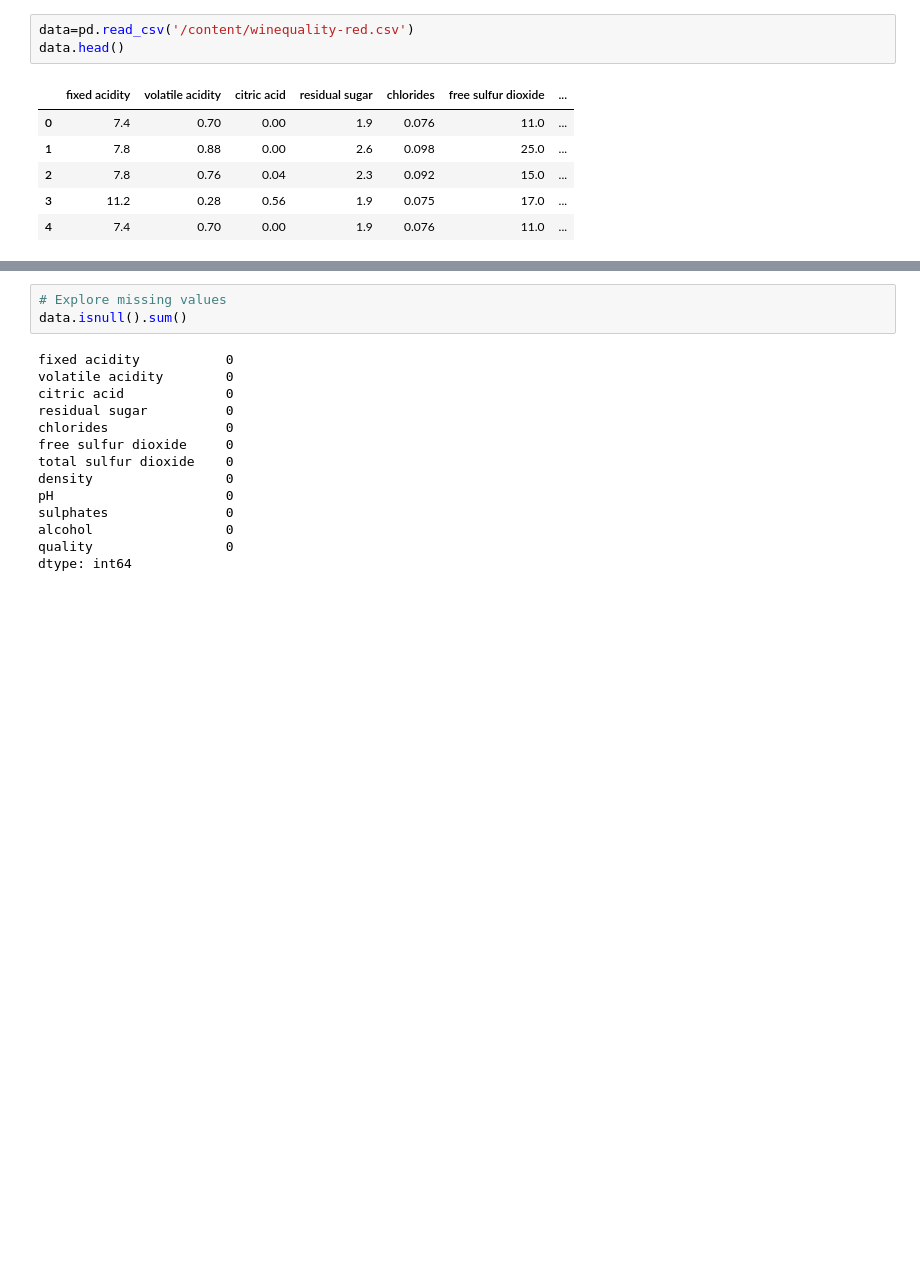
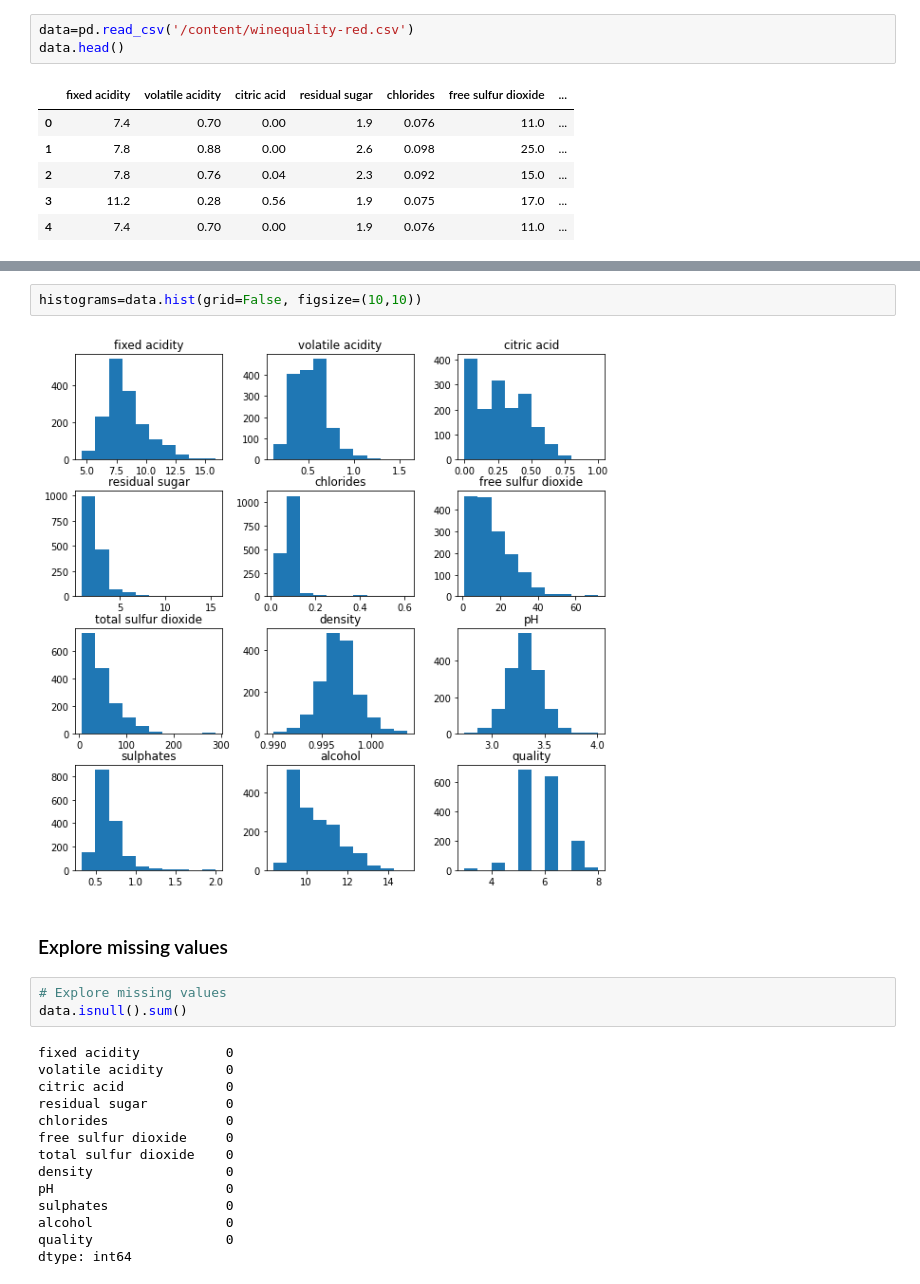
Before and after one commit to HuyenNguyenHelen/INFO-5505---Machine-learning, a Jupyter notebook: HuyenNguyen_Assignment_2.ipynb, the cells around one changed output, grey strips where cells are left out. Drawn from its saved outputs; the diff is of its cells as text; blank space fills up the shorter version.

```diff
--- a/HuyenNguyen_Assignment_2.ipynb
+++ b/HuyenNguyen_Assignment_2.ipynb
@@ -24,3 +45,9 @@ data.head()
+# %%
+histograms=data.hist(grid=False, figsize=(10,10))
+# %% [output]
+[figure, added]
+# %% [markdown]
+### Explore missing values
 # %%
 # Explore missing values
 data.isnull().sum()
```
Also changed, not shown: parts of 10 cells of this notebook.
